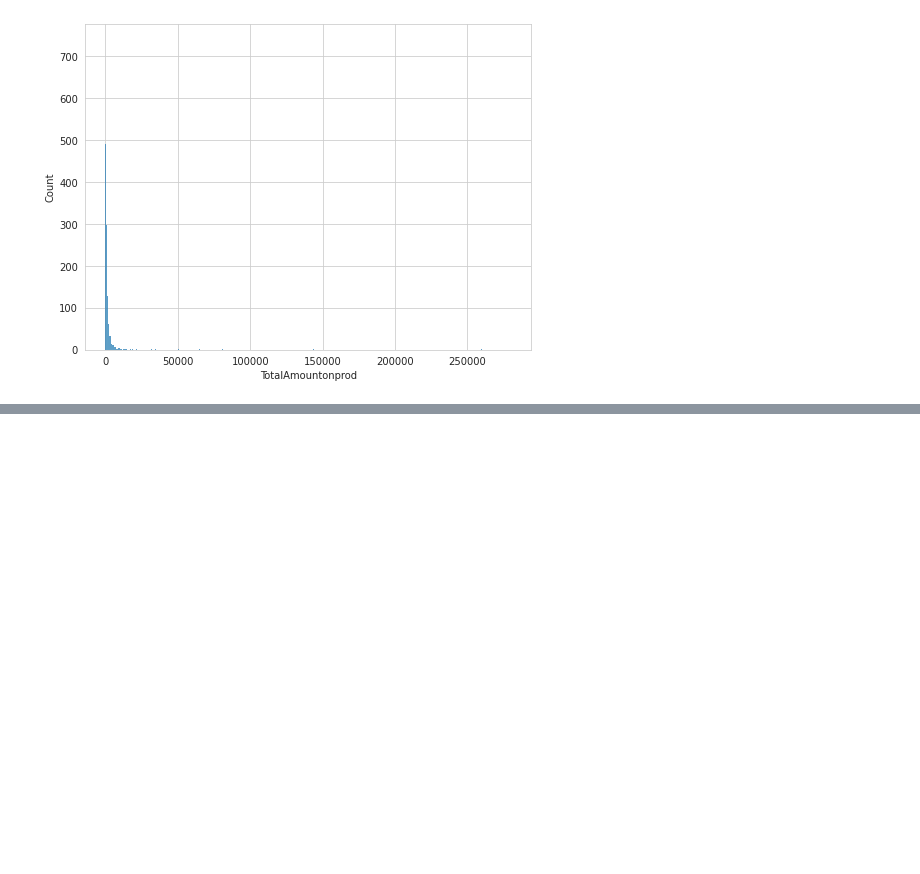
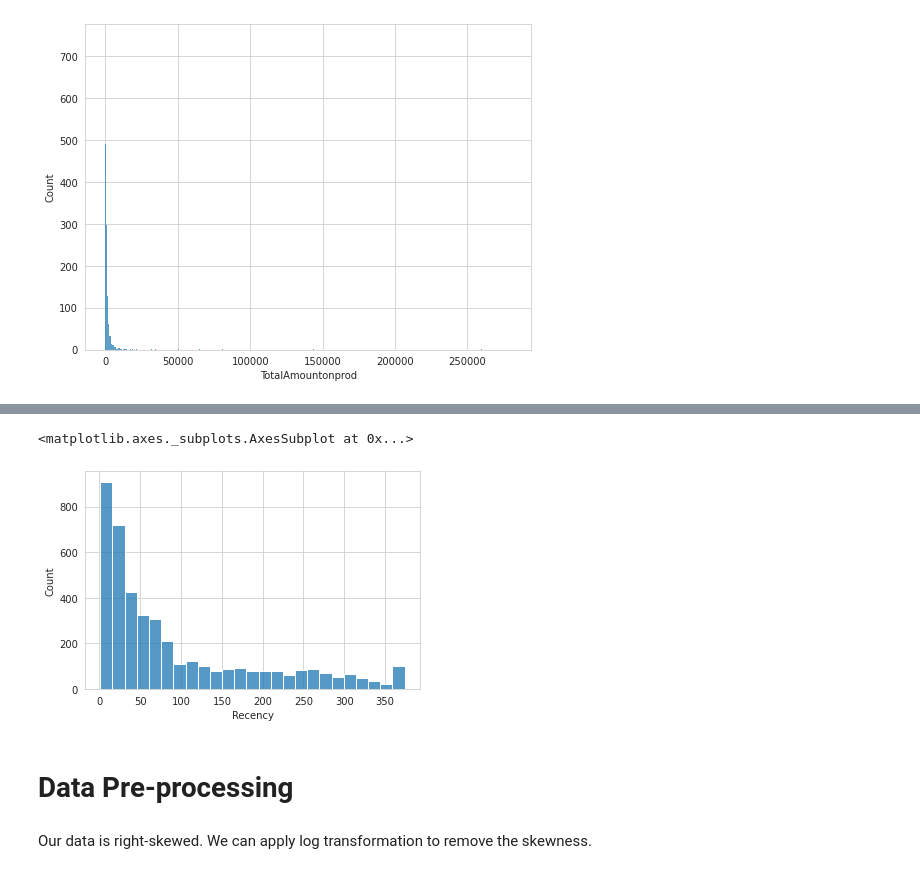
Before and after one commit to Vridhip/Online_Retail_Customer_Segmentation, a Jupyter notebook: Vridhi_Parmar_Online_Retail_Customer_Segmentation_.ipynb, the cells around one changed output, grey strips where cells are left out. Saved outputs shown, nothing was run; the diff lists cells and outputs as text; code cells hidden in the pictures; blank space fills up the shorter version.

```diff
--- a/Vridhi_Parmar_Online_Retail_Customer_Segmentation_.ipynb
+++ b/Vridhi_Parmar_Online_Retail_Customer_Segmentation_.ipynb
@@ -299,0 +334,8 @@ sns.histplot(Total_sales['TotalAmountonprod'])
+# %%
+# we have data till date 09/12/2011
+# we will take next day as last date for calculation of time in number of days
+last_date = date(2011,12,10)
+# calculate time in days since last purchase order till the date
+# get Monetary Value for each customer from quantity and unit price
+data['Recency'] = data['InvoiceDate'].apply(lambda x: (last_date - pd.to_datetime(x).date()).days)
+data.head()
@@ -299,0 +349,3 @@ sns.histplot(Total_sales['TotalAmountonprod'])
+# %%
+Total_sales['Recency'] = data.groupby('CustomerID')['Recency'].min().values
+Total_sales.head()
@@ -299,0 +359,11 @@ sns.histplot(Total_sales['TotalAmountonprod'])
+# %%
+# plot Recency
+
+sns.histplot(Total_sales['Recency'])
+# %% [output]
+<matplotlib.axes._subplots.AxesSubplot at 0x...>
+[figure, added]
+# %% [markdown]
+# **Data Pre-processing**
+# %% [markdown]
+Our data is right-skewed. We can apply log transformation to remove the skewness.
```
Also changed, not shown: parts of 19 cells of this notebook.
